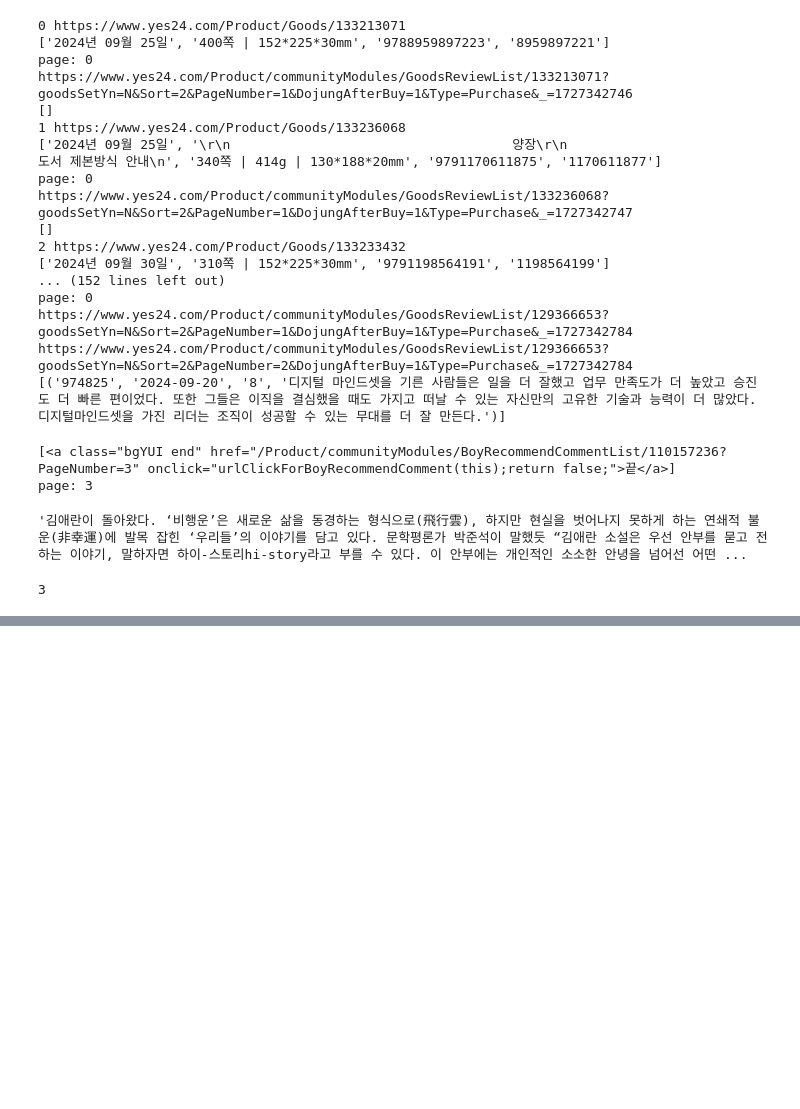
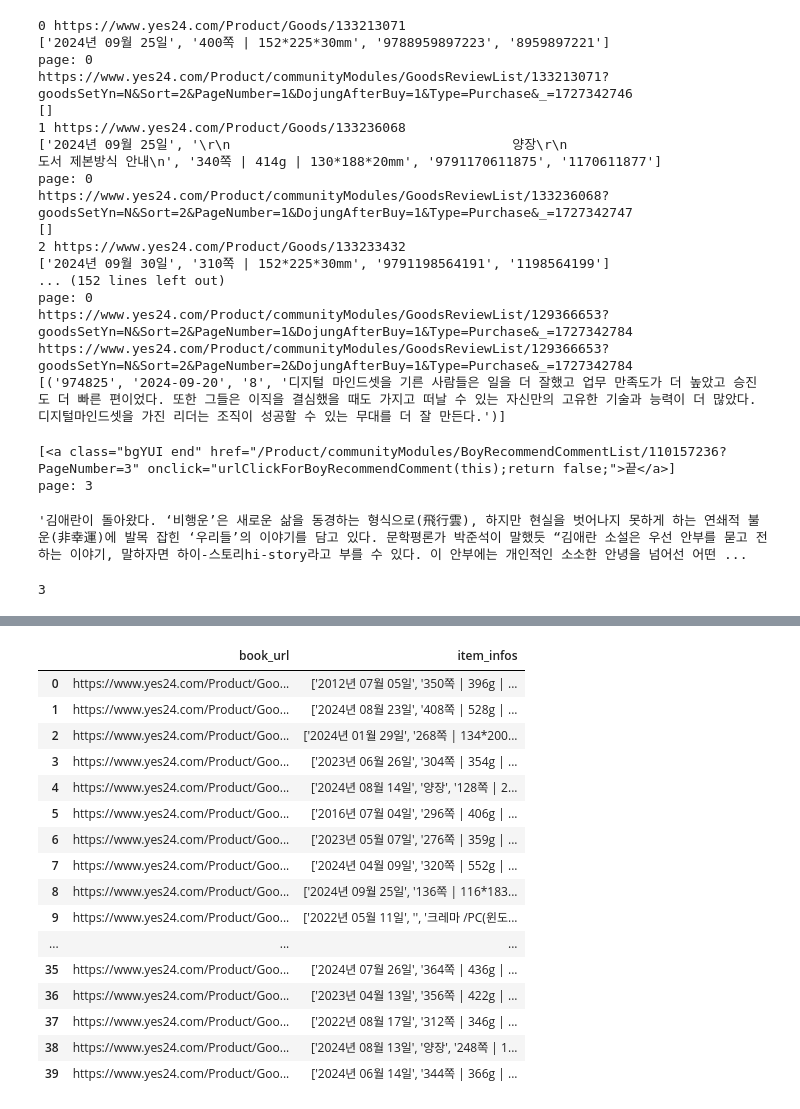
Before and after one commit to chaekcheck/chaekchecklab, a Jupyter notebook: crawling/specific_info.ipynb, the cells around one changed output, grey strips where cells are left out. Drawn from its saved outputs; the diff is of its cells as text; code cells hidden in the pictures; blank space fills up the shorter version.

```diff
--- a/crawling/specific_info.ipynb
+++ b/crawling/specific_info.ipynb
@@ -190,0 +203,20 @@ D:/python_project/chaekchecklab/data/comment/comment_001001046001001.csv
+# %%
+df[['book_url', 'item_infos']]
+# %% [output]
+|  | book_url | item_infos |
+| 0 | https://www.yes24.com/Product/Goo... | ['2012년 07월 05일', '350쪽 | 396g | ... |
+| 1 | https://www.yes24.com/Product/Goo... | ['2024년 08월 23일', '408쪽 | 528g | ... |
+| 2 | https://www.yes24.com/Product/Goo... | ['2024년 01월 29일', '268쪽 | 134*200... |
+| 3 | https://www.yes24.com/Product/Goo... | ['2023년 06월 26일', '304쪽 | 354g | ... |
+| 4 | https://www.yes24.com/Product/Goo... | ['2024년 08월 14일', '양장', '128쪽 | 2... |
+| 5 | https://www.yes24.com/Product/Goo... | ['2016년 07월 04일', '296쪽 | 406g | ... |
+| 6 | https://www.yes24.com/Product/Goo... | ['2023년 05월 07일', '276쪽 | 359g | ... |
+| 7 | https://www.yes24.com/Product/Goo... | ['2024년 04월 09일', '320쪽 | 552g | ... |
+| 8 | https://www.yes24.com/Product/Goo... | ['2024년 09월 25일', '136쪽 | 116*183... |
+| 9 | https://www.yes24.com/Product/Goo... | ['2022년 05월 11일', '', '크레마 /PC(윈도... |
+| ... | ... | ... |
+| 35 | https://www.yes24.com/Product/Goo... | ['2024년 07월 26일', '364쪽 | 436g | ... |
+| 36 | https://www.yes24.com/Product/Goo... | ['2023년 04월 13일', '356쪽 | 422g | ... |
+| 37 | https://www.yes24.com/Product/Goo... | ['2022년 08월 17일', '312쪽 | 346g | ... |
+| 38 | https://www.yes24.com/Product/Goo... | ['2024년 08월 13일', '양장', '248쪽 | 1... |
+| 39 | https://www.yes24.com/Product/Goo... | ['2024년 06월 14일', '344쪽 | 366g | ... |
```
Also changed, not shown: parts of 3 cells of this notebook, 4 other files.
